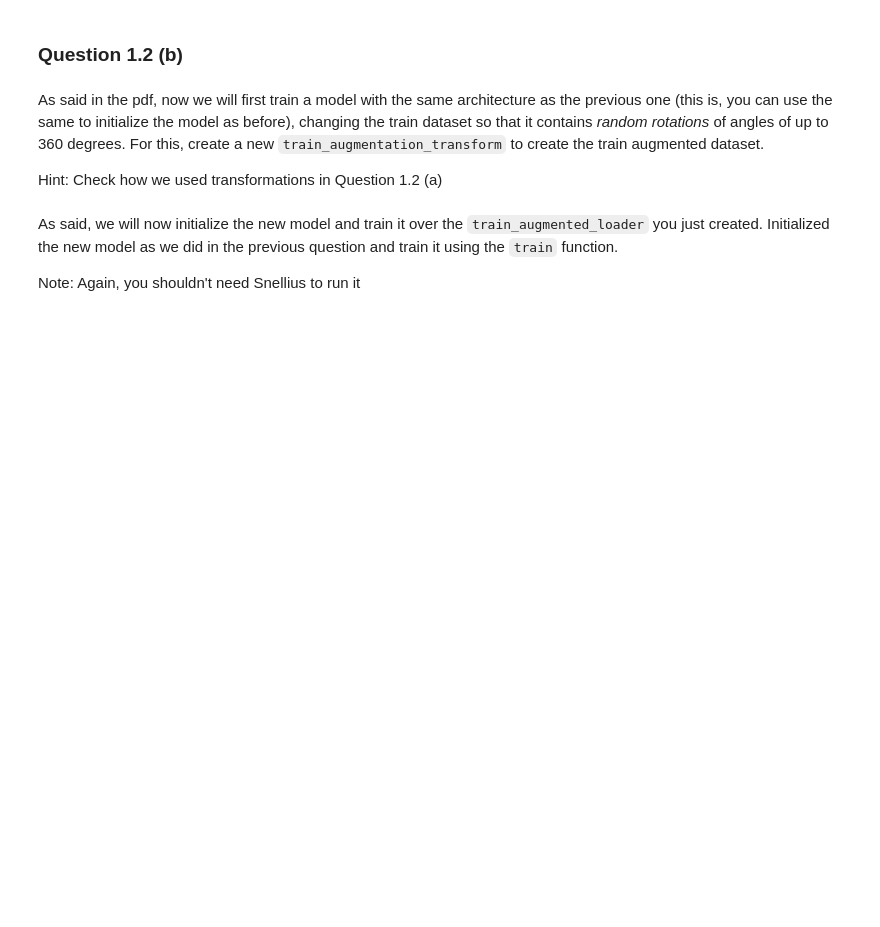
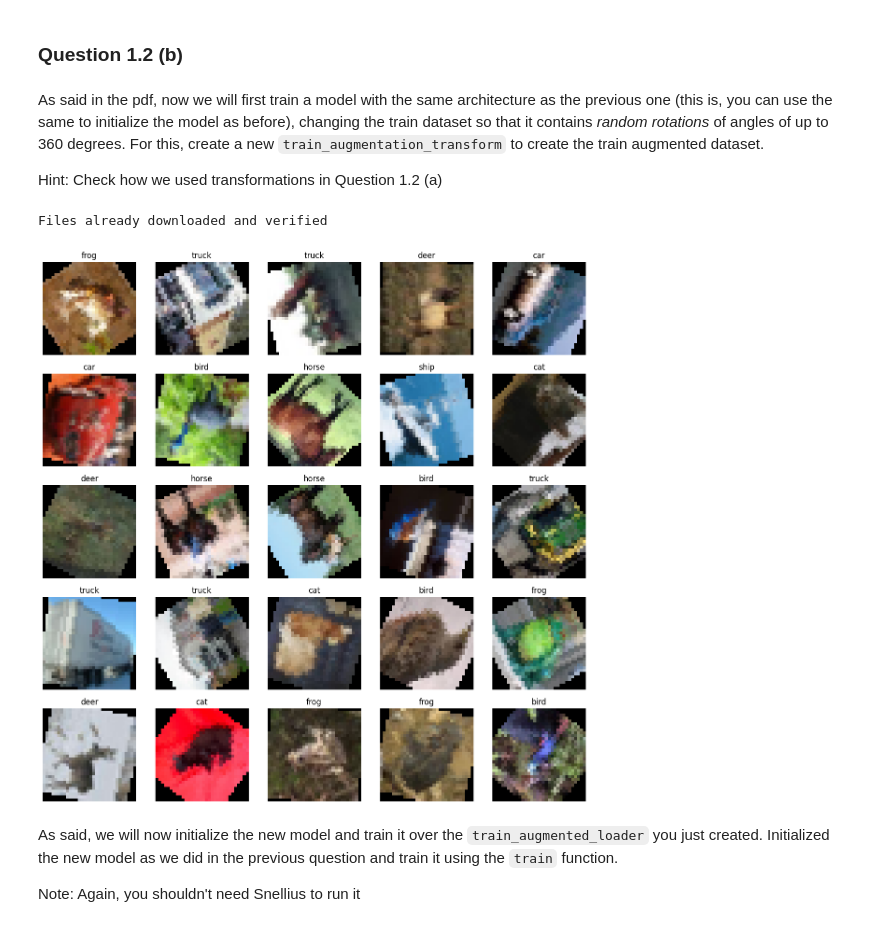
Before and after one commit to juliaBelloni/DL-Labs, a Jupyter notebook: assignment2/part1/exercise1.2.ipynb, the cells around one changed output. Cells and saved outputs as stored; diff of their text form; code cells hidden in the pictures; blank space fills up the shorter version.

```diff
--- a/assignment2/part1/exercise1.2.ipynb
+++ b/assignment2/part1/exercise1.2.ipynb
@@ -41,14 +48,15 @@ def display_first_few_images(data):
     # PUT YOUR CODE HERE  #
     #######################
 	class_names = ["plane", "car", "bird", "cat", "deer", "dog", "frog", "horse", "ship", "truck"]
-	for images, labels in data:
+	fig, axes = plt.subplots(5, 5, figsize=(15, 15))
+	for i in range(25):
+		img, label = data[i]
+		ax = axes[i // 5, i % 5]
+		ax.imshow(img.permute(1, 2, 0))
+		ax.set_title(class_names[label])
+		ax.axis('off')
+	plt.show()
 
-		fig, axes = plt.subplots(1, 5, figsize=(15, 3))
-		for i in range(5):
-			axes[i].imshow(images[i])
-			axes[i].set_title(class_names[labels[i]])
-			axes[i].axis("off")
-		plt.show()
 
     #######################
     # END OF YOUR CODE    #
@@ -161,19 +226,25 @@ Hint: Check how we used transformations in Question 1.2 (a)
 # %%
 # Create the new train data and loader and visualize it
 
 #######################
 # PUT YOUR CODE HERE  #
 #######################
-train_augmentation_transform = # YOUR CODE
+train_augmentation_transform = transforms.Compose([
+    transforms.RandomRotation(degrees=(0,360)),
+    transforms.ToTensor()
+])
 #######################
 # END OF YOUR CODE    #
 #######################
 
 train_augmented_data = datasets.CIFAR10(root='./data', train=True, download=True, transform=train_augmentation_transform)
 train_augmented_loader = torch.utils.data.DataLoader(train_augmented_data, batch_size=64, shuffle=True)
 
 
 display_first_few_images(train_augmented_data)
+# %% [output]
+Files already downloaded and verified
+[figure, added]
 # %% [markdown]
 As said, we will now initialize the new model and train it over the `train_augmented_loader` you just created. Initialized the new model as we did in the previous question and train it using the `train` function.
 
```
Also changed, not shown: parts of 11 cells of this notebook, 1 other file.
